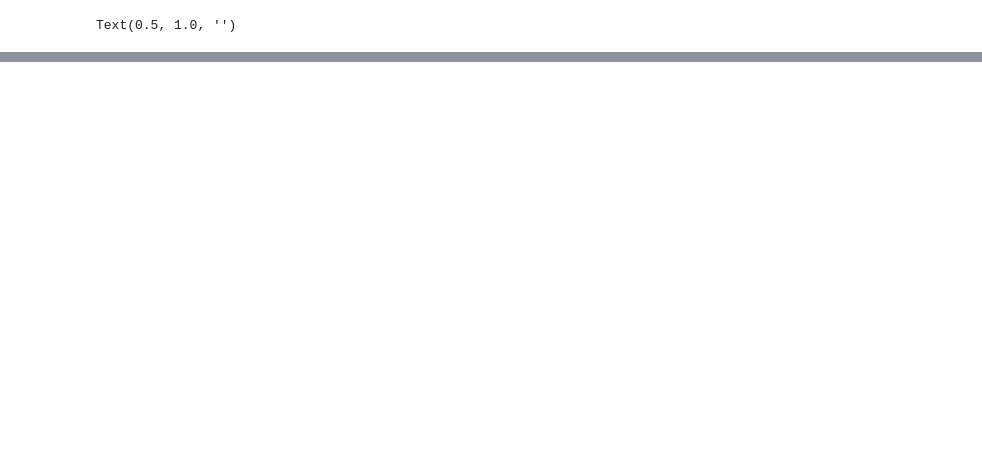
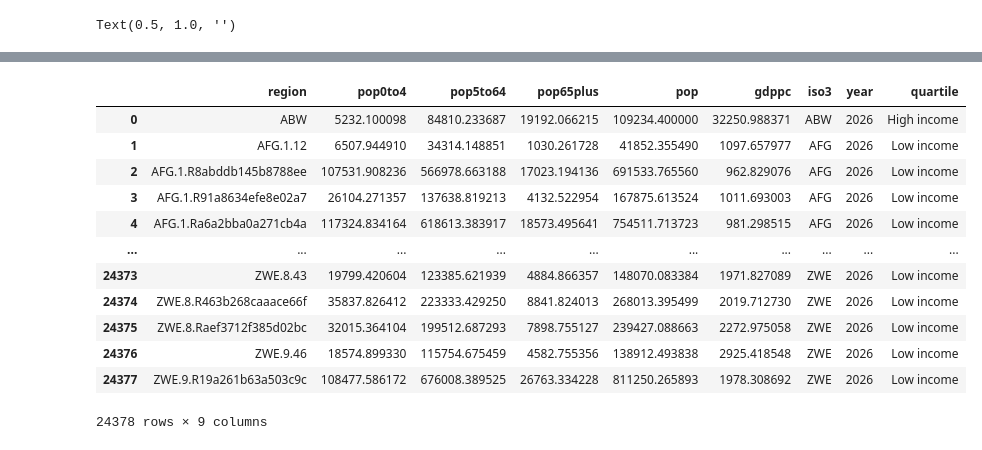
Before and after one commit to ClimateImpactLab/mccusker_seasonal_2026, a Jupyter notebook: paper_plotting/p01_paper_figures.ipynb, the cells around one changed output, grey strips where cells are left out. Cells and saved outputs as stored; diff of their text form; code cells hidden in the pictures; blank space fills up the shorter version.

```diff
--- a/paper_plotting/p01_paper_figures.ipynb
+++ b/paper_plotting/p01_paper_figures.ipynb
@@ -153,7 +153,7 @@ snr_df = analysis_utils.xarray_to_gpd(snr, config.polygons)
 snr_vec = analysis_utils.region_to_xvec(snr, config.polygons)
 
 ### Teleconnection Mask ###
-tc_mask = xr.open_zarr("../data/teleconnection_mask_a1_m3.zarr")
+tc_mask = xr.open_zarr("../data/base/teleconnection_mask_a1_m3_pos.zarr")
 tc_mask = 1-tc_mask["__xarray_dataarray_variable__"]
 tc_mask = analysis_utils.region_to_xvec(
     tc_mask.squeeze(drop=True),
@@ -436,2 +443,22 @@ fig
 # %%
 fig.savefig(f"{config.version}_fig01_2610.png", dpi=600, bbox_inches="tight")
+# %%
+df = config.socioeconomics.to_dataframe().assign(quartile=quartiles)
+# %%
+df = df.reset_index()
+# %%
+df
+# %% [output]
+|  | region | pop0to4 | pop5to64 | pop65plus | pop | gdppc | iso3 | year | quartile |
+| 0 | ABW | 5232.100098 | 84810.233687 | 19192.066215 | 109234.400000 | 32250.988371 | ABW | 2026 | High income |
+| 1 | AFG.1.12 | 6507.944910 | 34314.148851 | 1030.261728 | 41852.355490 | 1097.657977 | AFG | 2026 | Low income |
+| 2 | AFG.1.R8abddb145b8788ee | 107531.908236 | 566978.663188 | 17023.194136 | 691533.765560 | 962.829076 | AFG | 2026 | Low income |
+| 3 | AFG.1.R91a8634efe8e02a7 | 26104.271357 | 137638.819213 | 4132.522954 | 167875.613524 | 1011.693003 | AFG | 2026 | Low income |
+| 4 | AFG.1.Ra6a2bba0a271cb4a | 117324.834164 | 618613.383917 | 18573.495641 | 754511.713723 | 981.298515 | AFG | 2026 | Low income |
+| ... | ... | ... | ... | ... | ... | ... | ... | ... | ... |
+| 24373 | ZWE.8.43 | 19799.420604 | 123385.621939 | 4884.866357 | 148070.083384 | 1971.827089 | ZWE | 2026 | Low income |
+| 24374 | ZWE.8.R463b268caaace66f | 35837.826412 | 223333.429250 | 8841.824013 | 268013.395499 | 2019.712730 | ZWE | 2026 | Low income |
+| 24375 | ZWE.8.Raef3712f385d02bc | 32015.364104 | 199512.687293 | 7898.755127 | 239427.088663 | 2272.975058 | ZWE | 2026 | Low income |
+| 24376 | ZWE.9.46 | 18574.899330 | 115754.675459 | 4582.755356 | 138912.493838 | 2925.418548 | ZWE | 2026 | Low income |
+| 24377 | ZWE.9.R19a261b63a503c9c | 108477.586172 | 676008.389525 | 26763.334228 | 811250.265893 | 1978.308692 | ZWE | 2026 | Low income |
+24378 rows × 9 columns
```
Also changed, not shown: parts of 4 cells of this notebook, 1 other file.
